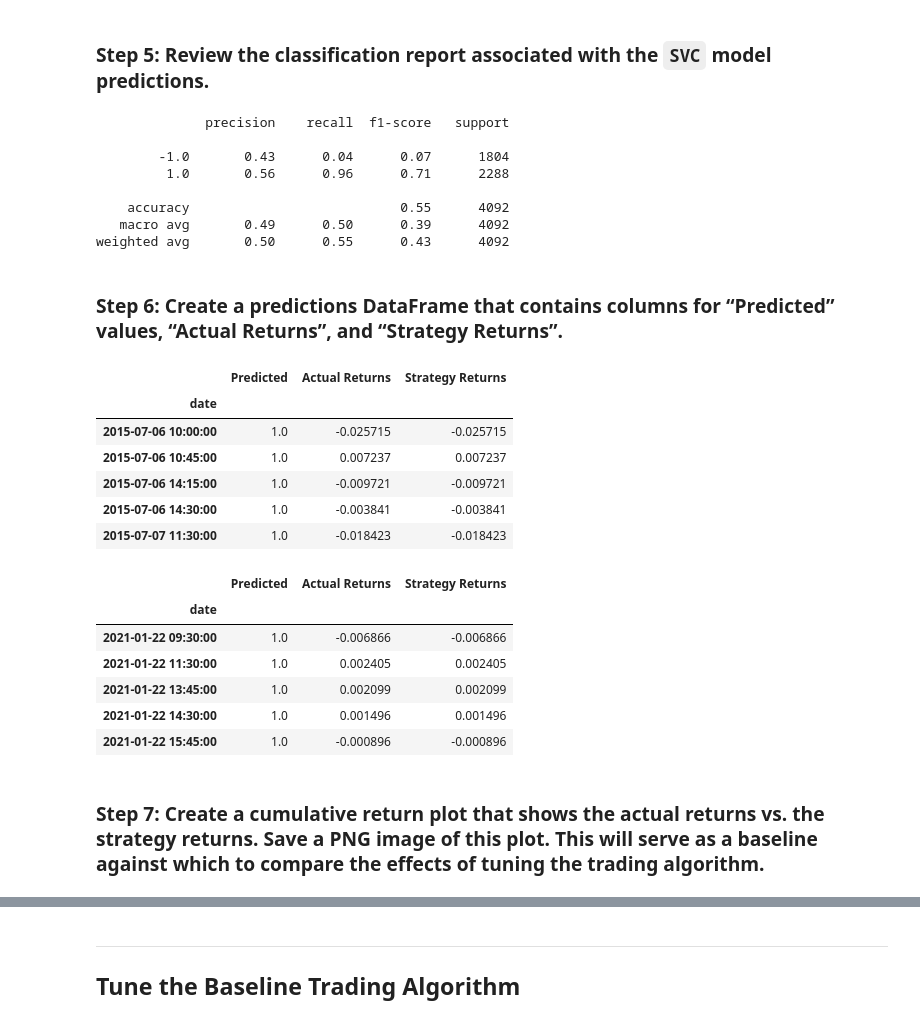
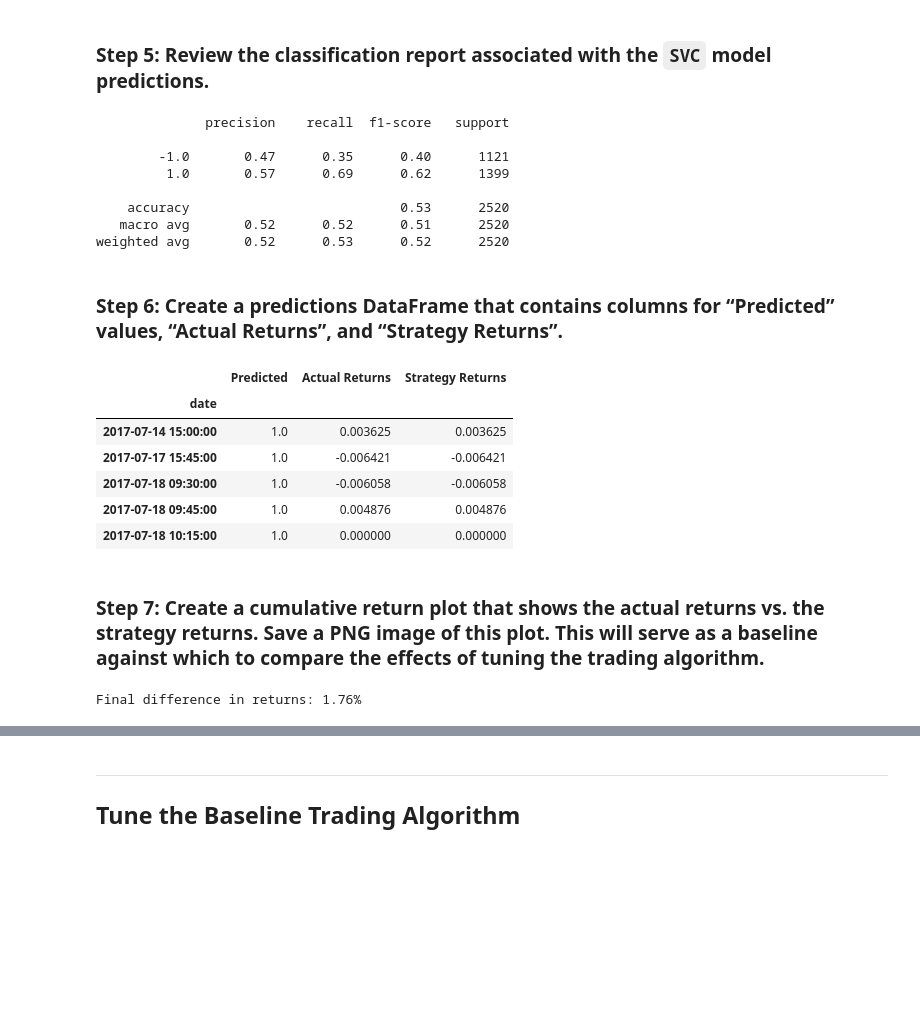
Before and after one commit to al-gladkow/ML-Algo-Trading, a Jupyter notebook: machine_learning_trading_bot.ipynb, the cells around one changed output, grey strips where cells are left out. Cells and saved outputs as stored; diff of their text form; code cells hidden in the pictures; blank space fills up the shorter version.

```diff
--- a/machine_learning_trading_bot.ipynb
+++ b/machine_learning_trading_bot.ipynb
@@ -137,0 +138,22 @@ display(signals_df.tail())
+# %%
+'''
+# DEFAULTS
+months_offset = 3
+
+# Compute short SMA window from training split size
+short_win = 4
+
+# Compute long SMA window from training split size
+long_win = 100
+'''
+
+# Set offset for train/test split
+months_offset = 24
+
+# Compute short SMA window from training split size
+short_win = int(months_offset * 30 * 0.17)
+
+# Compute long SMA window from training split size
+long_win = int(months_offset * 30 * 0.35)
+
+print(f'Training months: {months_offset}\nWindow short: {short_win}\nWindow Long: {long_win}')
@@ -139,8 +165,8 @@ display(signals_df.tail())
 ## Step 2: Generate trading signals using short- and long-window SMA values.
 # %%
 # Set the short window and long window
-short_window = 4
-long_window = 100
+short_window = short_win
+long_window = long_win
 
 # Generate the fast and slow simple moving averages (4 and 100 days, respectively)
 signals_df['SMA_Fast'] = signals_df['close'].rolling(window=short_window).mean()
@@ -265,6 +290,6 @@ print(training_begin)
 # %%
-# Select the ending period for the training data with an offset of 3 months
-training_end = X.index.min() + DateOffset(months=3)
+# Select the ending period for the training data
+training_end = X.index.min() + DateOffset(months=months_offset)
 
 # Display the training end date
 print(training_end)
@@ -339,48 +377,46 @@ print(svm_testing_report)
 # %% [output]
               precision    recall  f1-score   support
 
-        -1.0       0.43      0.04      0.07      1804
-         1.0       0.56      0.96      0.71      2288
+        -1.0       0.47      0.35      0.40      1121
+         1.0       0.57      0.69      0.62      1399
 
-    accuracy                           0.55      4092
-   macro avg       0.49      0.50      0.39      4092
-weighted avg       0.50      0.55      0.43      4092
+    accuracy                           0.53      2520
+   macro avg       0.52      0.52      0.51      2520
+weighted avg       0.52      0.53      0.52      2520
 # %% [markdown]
 ### Step 6: Create a predictions DataFrame that contains columns for “Predicted” values, “Actual Returns”, and “Strategy Returns”.
 # %%
 # Create a new empty predictions DataFrame:
 
 # Create a predictions DataFrame
 predictions_df = pd.DataFrame(index=X_test.index)
 
 # Add the SVM model predictions to the DataFrame
 predictions_df['Predicted'] = svm_pred
 
 # Add the actual returns to the DataFrame
 predictions_df['Actual Returns'] = signals_df['Actual Returns']
 
 # Add the strategy returns to the DataFrame
 predictions_df['Strategy Returns'] = signals_df['Actual Returns'] * predictions_df['Predicted']
 
 # Review the DataFrame
-display(predictions_df.head())
-display(predictions_df.tail())
+predictions_df.head()
 # %% [output]
 |  | Predicted | Actual Returns | Strategy Returns |
 | date |  |  |  |
-| 2015-07-06 10:00:00 | 1.0 | -0.025715 | -0.025715 |
-| 2015-07-06 10:45:00 | 1.0 | 0.007237 | 0.007237 |
-| 2015-07-06 14:15:00 | 1.0 | -0.009721 | -0.009721 |
-| 2015-07-06 14:30:00 | 1.0 | -0.003841 | -0.003841 |
-| 2015-07-07 11:30:00 | 1.0 | -0.018423 | -0.018423 |
+| 2017-07-14 15:00:00 | 1.0 | 0.003625 | 0.003625 |
+| 2017-07-17 15:45:00 | 1.0 | -0.006421 | -0.006421 |
+| 2017-07-18 09:30:00 | 1.0 | -0.006058 | -0.006058 |
+| 2017-07-18 09:45:00 | 1.0 | 0.004876 | 0.004876 |
+| 2017-07-18 10:15:00 | 1.0 | 0.000000 | 0.000000 |
-|  | Predicted | Actual Returns | Strategy Returns |
-| date |  |  |  |
-| 2021-01-22 09:30:00 | 1.0 | -0.006866 | -0.006866 |
-| 2021-01-22 11:30:00 | 1.0 | 0.002405 | 0.002405 |
-| 2021-01-22 13:45:00 | 1.0 | 0.002099 | 0.002099 |
-| 2021-01-22 14:30:00 | 1.0 | 0.001496 | 0.001496 |
-| 2021-01-22 15:45:00 | 1.0 | -0.000896 | -0.000896 |
 # %% [markdown]
 ### Step 7: Create a cumulative return plot that shows the actual returns vs. the strategy returns. Save a PNG image of this plot. This will serve as a baseline against which to compare the effects of tuning the trading algorithm.
+# %%
+svm_cumulative_return = (1+ predictions_df[['Actual Returns', 'Strategy Returns']]).cumprod().iloc[-1]
+svm_cumulative_return_final = svm_cumulative_return[1] - svm_cumulative_return[0]
+print(f'Final difference in returns: {round(svm_cumulative_return_final,2)}%')
+# %% [output]
+Final difference in returns: 1.76%
 # %%
 # Plot the actual returns versus the strategy returns
```
Also changed, not shown: parts of 17 cells of this notebook, 3 other files.
